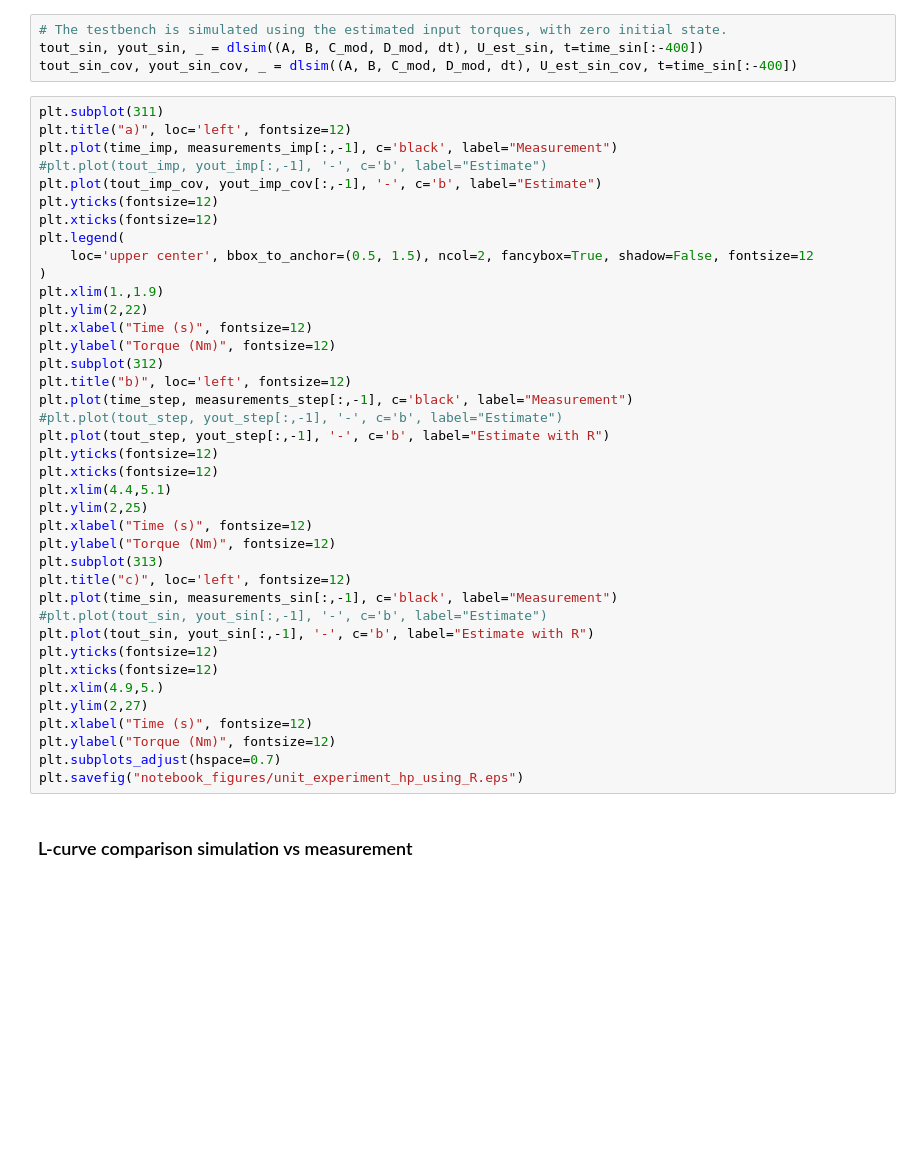
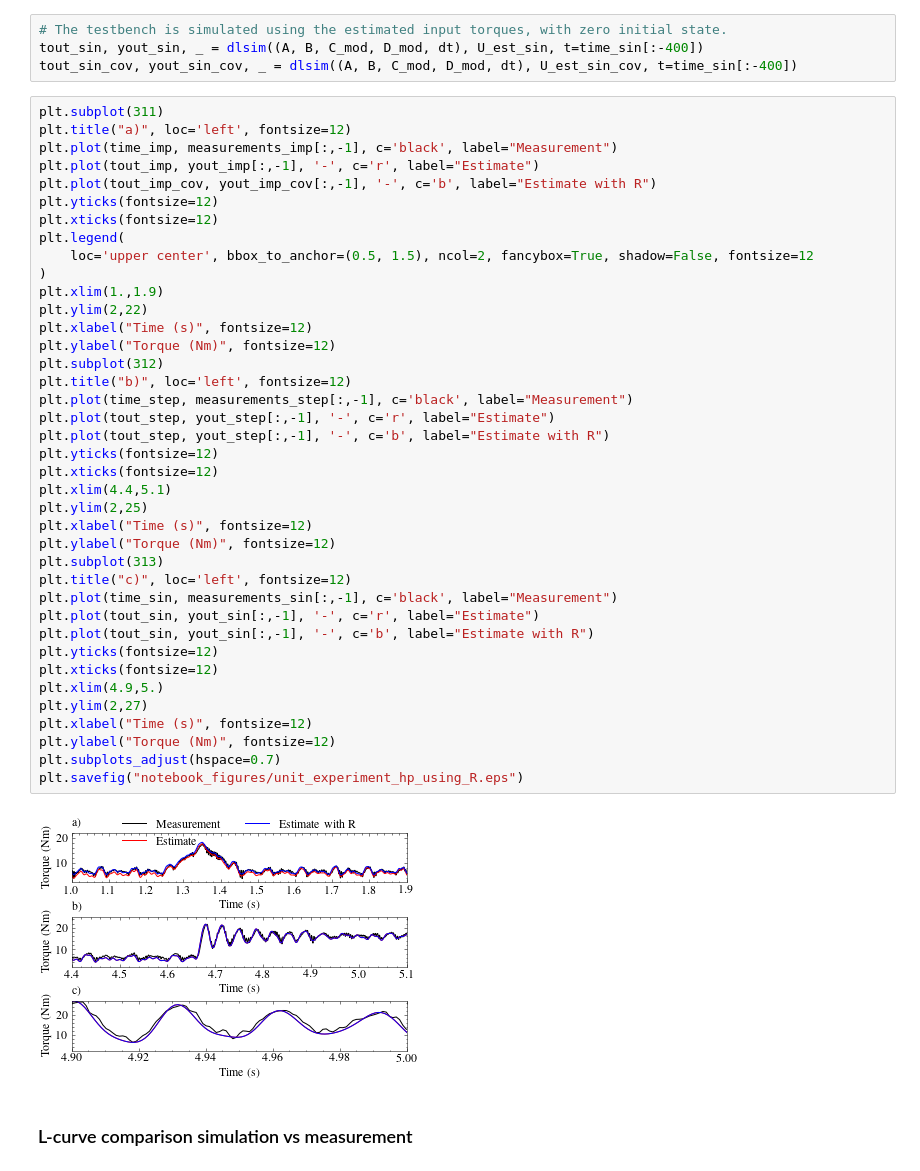
Before and after one commit to urho-h/torque_estimation_masters, a Jupyter notebook: notebooks/IFAC conference material.ipynb, the cells around one changed output. Saved outputs shown, nothing was run; the diff lists cells and outputs as text; blank space fills up the shorter version.

```diff
--- a/notebooks/IFAC conference material.ipynb
+++ b/notebooks/IFAC conference material.ipynb
@@ -1496,41 +1439,43 @@ tout_sin_cov, yout_sin_cov, _ = dlsim((A, B, C_mod, D_mod, dt), U_est_sin_cov, t
 plt.subplot(311)
 plt.title("a)", loc='left', fontsize=12)
 plt.plot(time_imp, measurements_imp[:,-1], c='black', label="Measurement")
-#plt.plot(tout_imp, yout_imp[:,-1], '-', c='b', label="Estimate")
-plt.plot(tout_imp_cov, yout_imp_cov[:,-1], '-', c='b', label="Estimate")
+plt.plot(tout_imp, yout_imp[:,-1], '-', c='r', label="Estimate")
+plt.plot(tout_imp_cov, yout_imp_cov[:,-1], '-', c='b', label="Estimate with R")
 plt.yticks(fontsize=12)
 plt.xticks(fontsize=12)
 plt.legend(
     loc='upper center', bbox_to_anchor=(0.5, 1.5), ncol=2, fancybox=True, shadow=False, fontsize=12
 )
 plt.xlim(1.,1.9)
 plt.ylim(2,22)
 plt.xlabel("Time (s)", fontsize=12)
 plt.ylabel("Torque (Nm)", fontsize=12)
 plt.subplot(312)
 plt.title("b)", loc='left', fontsize=12)
 plt.plot(time_step, measurements_step[:,-1], c='black', label="Measurement")
-#plt.plot(tout_step, yout_step[:,-1], '-', c='b', label="Estimate")
+plt.plot(tout_step, yout_step[:,-1], '-', c='r', label="Estimate")
 plt.plot(tout_step, yout_step[:,-1], '-', c='b', label="Estimate with R")
 plt.yticks(fontsize=12)
 plt.xticks(fontsize=12)
 plt.xlim(4.4,5.1)
 plt.ylim(2,25)
 plt.xlabel("Time (s)", fontsize=12)
 plt.ylabel("Torque (Nm)", fontsize=12)
 plt.subplot(313)
 plt.title("c)", loc='left', fontsize=12)
 plt.plot(time_sin, measurements_sin[:,-1], c='black', label="Measurement")
-#plt.plot(tout_sin, yout_sin[:,-1], '-', c='b', label="Estimate")
+plt.plot(tout_sin, yout_sin[:,-1], '-', c='r', label="Estimate")
 plt.plot(tout_sin, yout_sin[:,-1], '-', c='b', label="Estimate with R")
 plt.yticks(fontsize=12)
 plt.xticks(fontsize=12)
 plt.xlim(4.9,5.)
 plt.ylim(2,27)
 plt.xlabel("Time (s)", fontsize=12)
 plt.ylabel("Torque (Nm)", fontsize=12)
 plt.subplots_adjust(hspace=0.7)
 plt.savefig("notebook_figures/unit_experiment_hp_using_R.eps")
+# %% [output]
+[figure, added]
 # %% [markdown]
 ### L-curve comparison simulation vs measurement
 # %%
```
Also changed, not shown: parts of 43 cells of this notebook, 11 other files.
